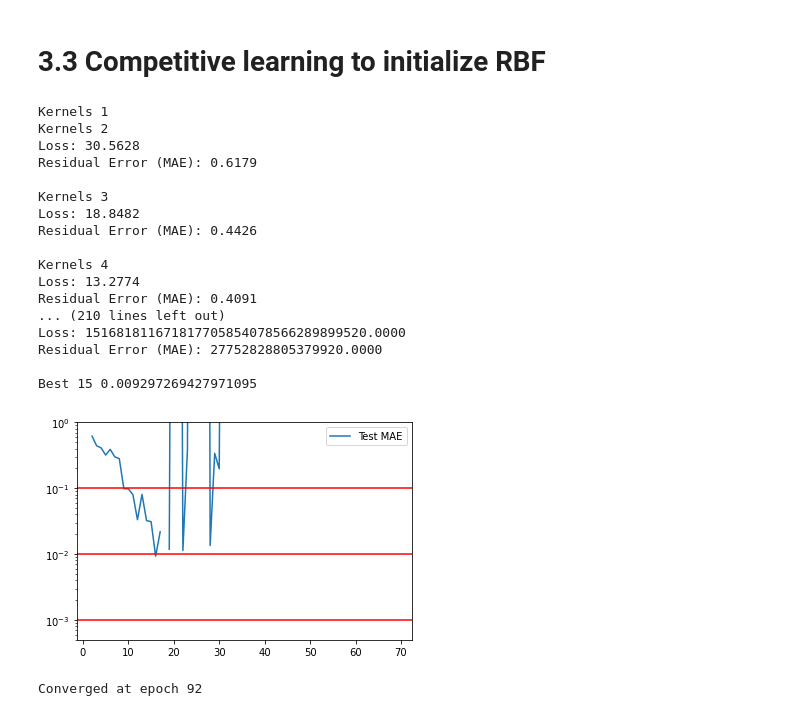
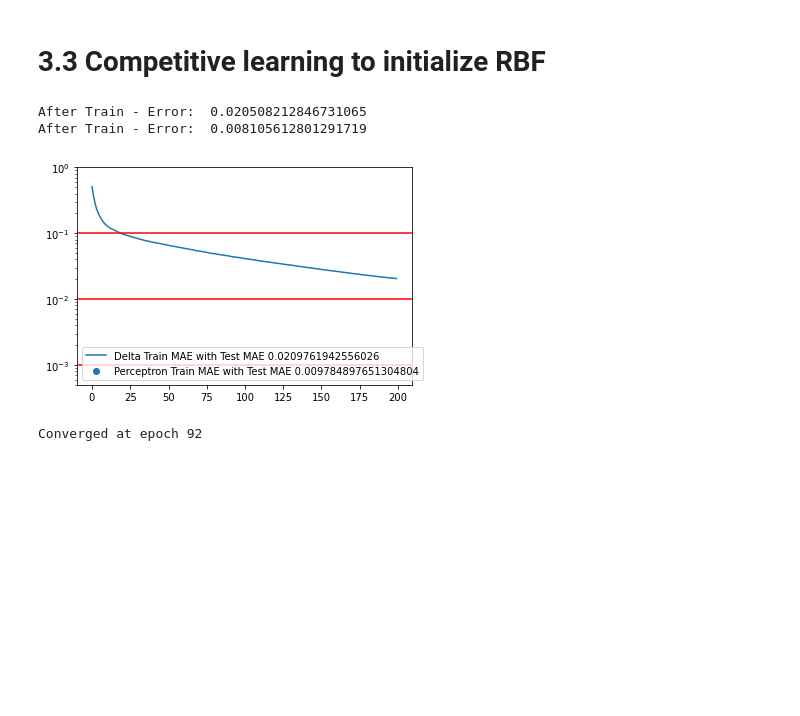
Before and after one commit to KevinArmbruster/ml_lab, a Jupyter notebook: Lab2/Task 3.ipynb, the cells around one changed output. Cells and saved outputs as stored; diff of their text form; code cells hidden in the pictures; blank space fills up the shorter version.

```diff
--- a/Lab2/Task 3.ipynb
+++ b/Lab2/Task 3.ipynb
@@ -624,56 +542,35 @@ noise = False
 # %%
 
 X_train, y_train_sin, y_train_square = get_train_data(noise)
 X_test, y_test_sin, y_test_square = get_test_data(noise)
 
-num_of_kernels = np.arange(1, 70, 1)
-maes = []
+# Delta
+rbf_vq_d = RBFNet(k=30, delta_epochs=200, cl_epochs=200)
+y_pred_sin = rbf_vq_d.fit_and_predict(X_train, y_train_sin, rule="delta", cl="hard")
+mae_d = rbf_vq_d.evaluate_residual_error(X_test, y_test_sin)
 
-for k in num_of_kernels:
-    print(f"Kernels {k}")
-    try:
-        rbf_vq = RBFNet(k=k, delta_epochs=200, cl_epochs=200)
+# Perceptron
+rbf_vq_p = RBFNet(k=30, delta_epochs=1, cl_epochs=200)
+y_pred_sin = rbf_vq_p.fit_and_predict(X_train, y_train_sin, rule="perceptron", cl="hard")
+mae_p = rbf_vq_p.evaluate_residual_error(X_test, y_test_sin)
 
-        y_pred_sin = rbf_vq.fit_and_predict(X_train, y_train_sin, rule="delta", cl="hard")
 
-        mae = rbf_vq.evaluate_residual_error(X_test, y_test_sin)
+#print("Mean", maes, "Std", std)
 
-        maes.append(mae)
-        print("")
-    except:
-        maes.append(np.inf)
-
-best_k_sin_cl = np.argmin(maes)
-print("Best", best_k_sin_cl, maes[best_k_sin_cl])
-
-plt.plot(num_of_kernels, maes, label="Test MAE")
+plt.plot(range(len(rbf_vq_d.loss_history)), rbf_vq_d.loss_history, label=f"Delta Train MAE with Test MAE {mae_d}")
+plt.scatter(range(len(rbf_vq_p.loss_history)), rbf_vq_p.loss_history, label=f"Perceptron Train MAE with Test MAE {mae_p}")
 plt.axhline(y=residual_error_thresholds[0], c="r")
 plt.axhline(y=residual_error_thresholds[1], c="r")
 plt.axhline(y=residual_error_thresholds[2], c="r")
 plt.yscale('log')
 plt.ylim(0.0005, 1)
 #plt.yticks([0.1, 0.01, 0.001])
 plt.legend()
 plt.show()
 # %% [output]
-Kernels 1
-Kernels 2
-Loss: 30.5628
-Residual Error (MAE): 0.6179
-
-Kernels 3
-Loss: 18.8482
-Residual Error (MAE): 0.4426
-
-Kernels 4
-Loss: 13.2774
-Residual Error (MAE): 0.4091
-... (210 lines left out)
-Loss: 151681811671817705854078566289899520.0000
-Residual Error (MAE): 27752828805379920.0000
-
-Best 15 0.009297269427971095
+After Train - Error:  0.020508212846731065
+After Train - Error:  0.008105612801291719
-[figure, old version]
+[figure, new version]
 # %%
 
 X_train, y_train_sin, y_train_square = get_train_data(noise)
```
Also changed, not shown: parts of 18 cells of this notebook, 4 other files.
